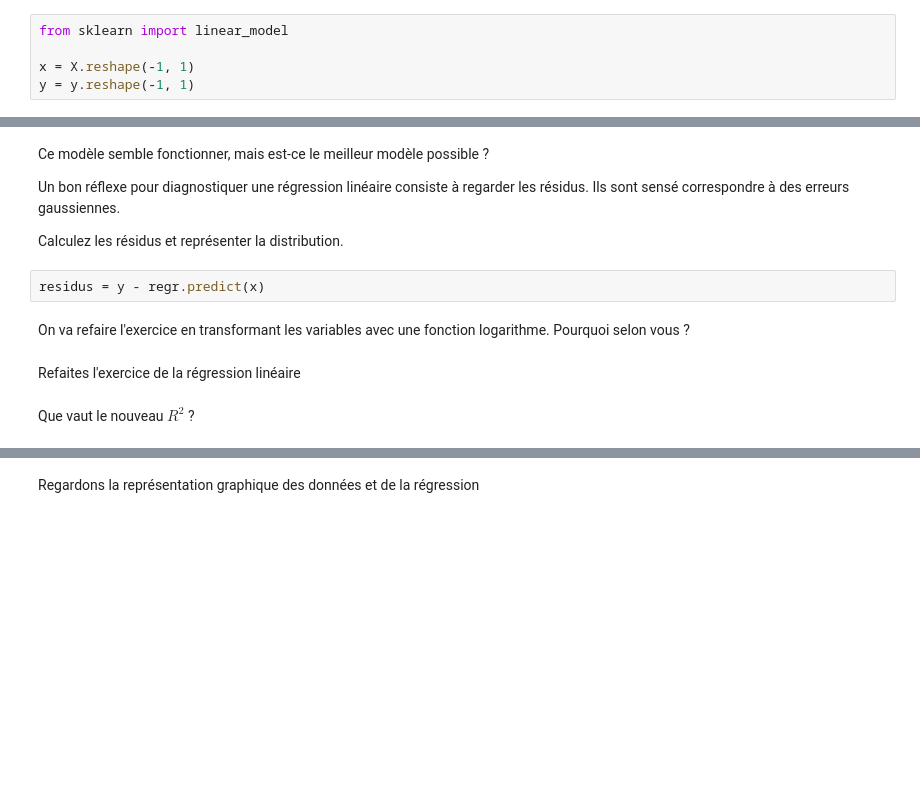
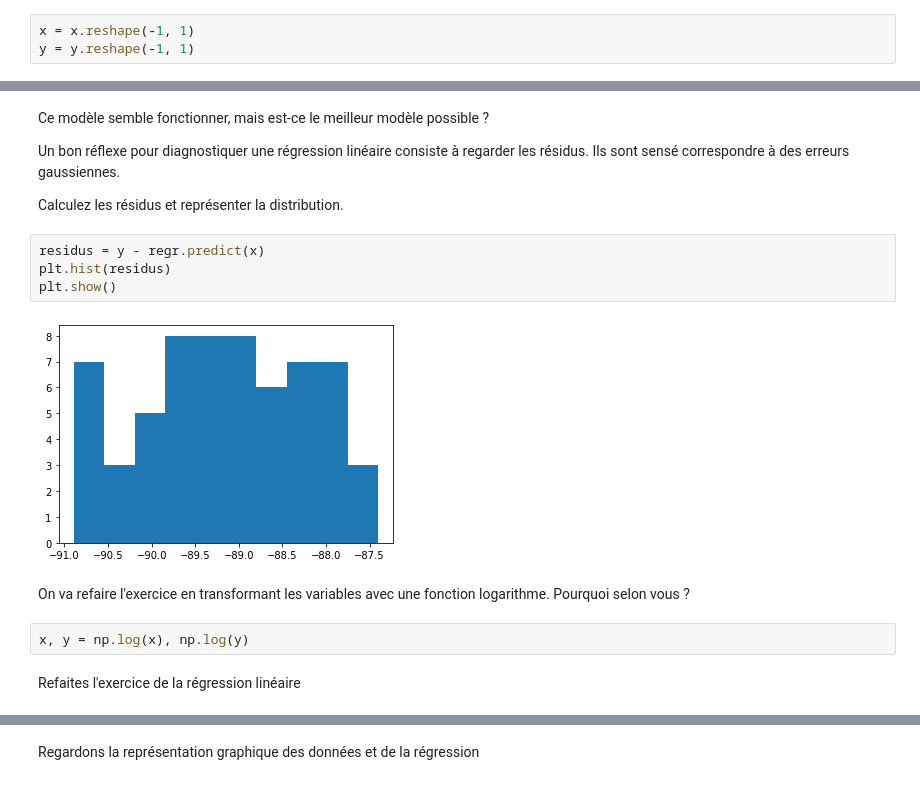
Before and after one commit to QuentinN42/villebon-charpak-5.2, a Jupyter notebook: Chp3/Exercice_pratique_regression.ipynb, the cells around one changed output, grey strips where cells are left out. Saved outputs shown, nothing was run; the diff lists cells and outputs as text; blank space fills up the shorter version.

```diff
--- a/Chp3/Exercice_pratique_regression.ipynb
+++ b/Chp3/Exercice_pratique_regression.ipynb
@@ -71,9 +48,7 @@ Utilisez `sklearn` pour faire le fit et calculer les coefficients de la régress
 Avec la librairie sklearn, il faut transformer le vecteur X en entrée, en passant d'une liste de nombres à une liste de feature vectors (liste de liste), même si il n'y a qu'un seul élément dans notre feature vector.
 Il est en effet plutôt rare de n'avoir qu'un seul élément en entrée.
 # %%
-from sklearn import linear_model
-
-x = X.reshape(-1, 1)
+x = x.reshape(-1, 1)
 y = y.reshape(-1, 1)
 # %%
 regr = linear_model.LinearRegression()
@@ -112,9 +77,13 @@ Un bon réflexe pour diagnostiquer une régression linéaire consiste à regarde
 Calculez les résidus et représenter la distribution.
 # %%
 residus = y - regr.predict(x)
+plt.hist(residus)
+plt.show()
+# %% [output]
+[figure, added]
 # %% [markdown]
 On va refaire l'exercice en transformant les variables avec une fonction logarithme. Pourquoi selon vous ?
+# %%
+x, y = np.log(x), np.log(y)
 # %% [markdown]
 Refaites l'exercice de la régression linéaire
-# %% [markdown]
-Que vaut le nouveau $R^2$ ?
```
Also changed, not shown: parts of 18 cells of this notebook, 1 other file.
